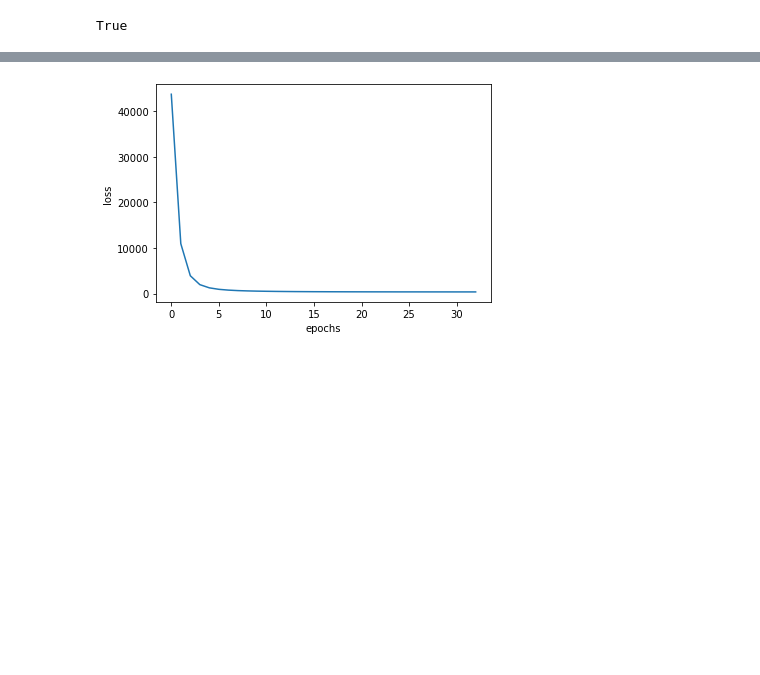
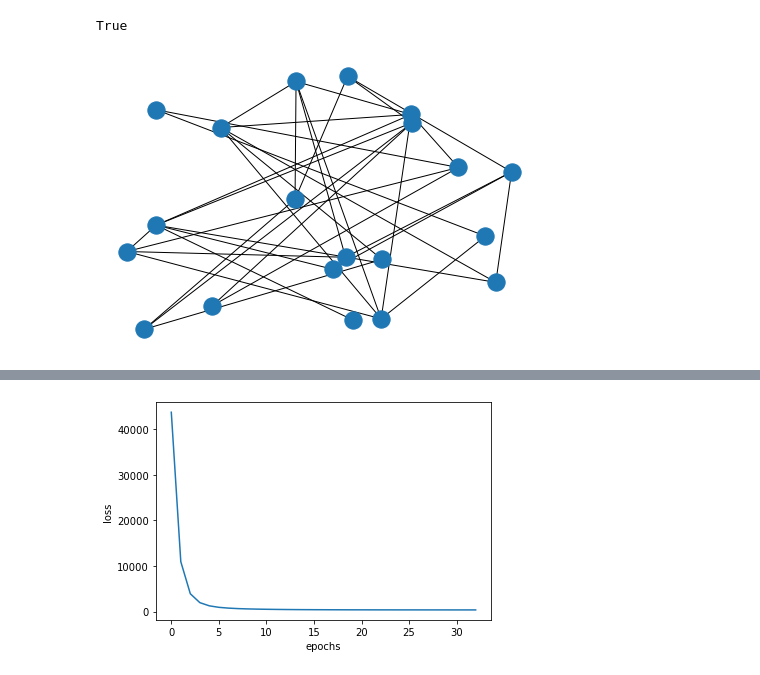
Before and after one commit to zhenxingCui/deepgd, a Jupyter notebook: gnn_stress.ipynb, the cells around one changed output, grey strips where cells are left out. Saved outputs shown, nothing was run; the diff lists cells and outputs as text; code cells hidden in the pictures; blank space fills up the shorter version.

```diff
--- a/gnn_stress.ipynb
+++ b/gnn_stress.ipynb
@@ -202 +219,6 @@ loss_ep = []
+# %%
+G_test, data_test = generate_testgraph(20,0.2)
+graph_vis(G_test, data_test.x, f'test_vis')
+# %% [output]
+[figure, added]
 # %%
```
Also changed, not shown: parts of 6 cells of this notebook.
